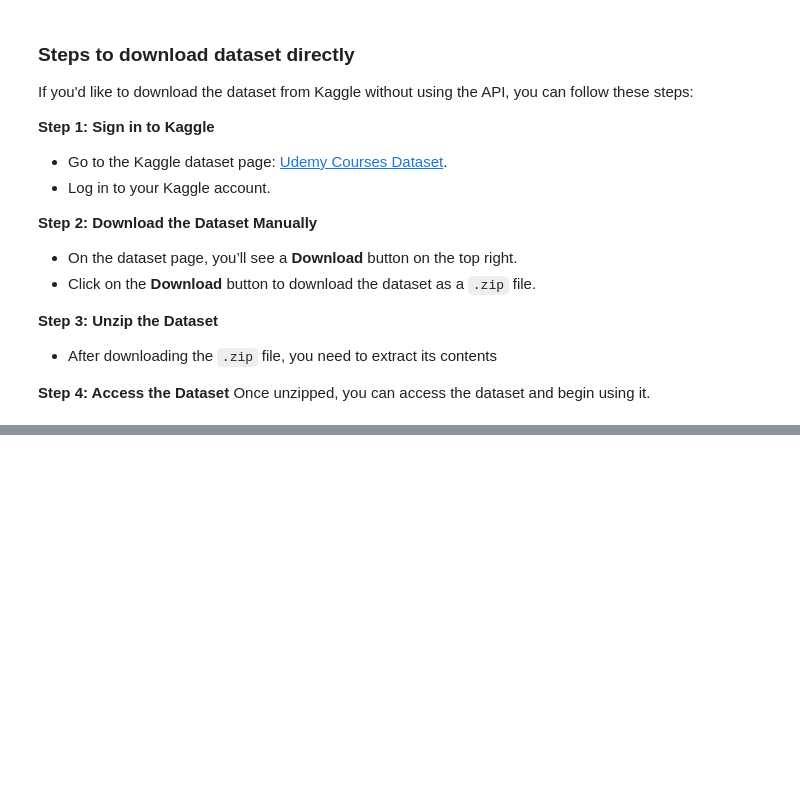
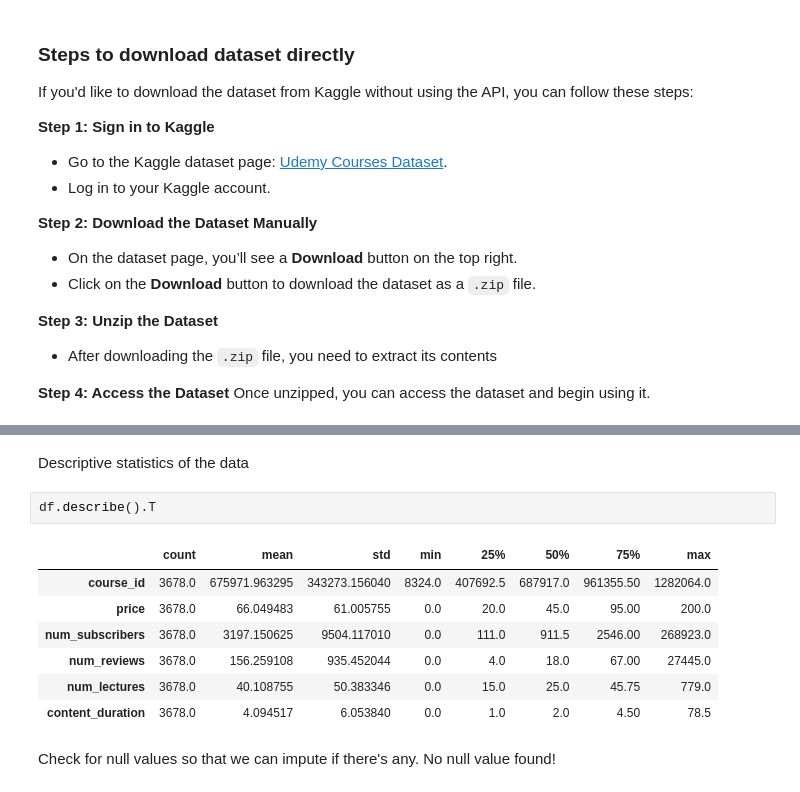
Before and after one commit to hirakhan95/course-cost-analyzer, a Jupyter notebook: jupyter_notebooks/1. DataCollection .ipynb, the cells around one changed output, grey strips where cells are left out. Drawn from its saved outputs; the diff is of its cells as text; blank space fills up the shorter version.

Commit message:
completed DataCollection jupyter notebook

```diff
--- a/jupyter_notebooks/1. DataCollection .ipynb
+++ b/jupyter_notebooks/1. DataCollection .ipynb
@@ -117,0 +134,14 @@ df.head()
+# %% [markdown]
+Descriptive statistics of the data
+# %%
+df.describe().T
+# %% [output]
+|  | count | mean | std | min | 25% | 50% | 75% | max |
+| course_id | 3678.0 | 675971.963295 | 343273.156040 | 8324.0 | 407692.5 | 687917.0 | 961355.50 | 1282064.0 |
+| price | 3678.0 | 66.049483 | 61.005755 | 0.0 | 20.0 | 45.0 | 95.00 | 200.0 |
+| num_subscribers | 3678.0 | 3197.150625 | 9504.117010 | 0.0 | 111.0 | 911.5 | 2546.00 | 268923.0 |
+| num_reviews | 3678.0 | 156.259108 | 935.452044 | 0.0 | 4.0 | 18.0 | 67.00 | 27445.0 |
+| num_lectures | 3678.0 | 40.108755 | 50.383346 | 0.0 | 15.0 | 25.0 | 45.75 | 779.0 |
+| content_duration | 3678.0 | 4.094517 | 6.053840 | 0.0 | 1.0 | 2.0 | 4.50 | 78.5 |
+# %% [markdown]
+Check for null values so that we can impute if there's any. No null value found!
```
Also changed, not shown: parts of 19 cells of this notebook.
